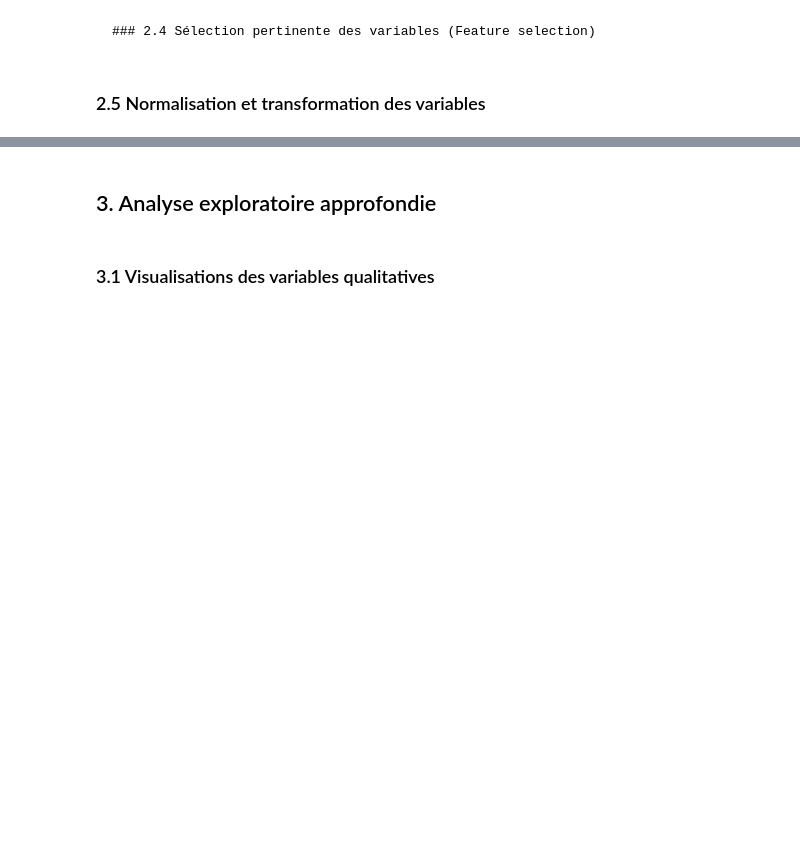
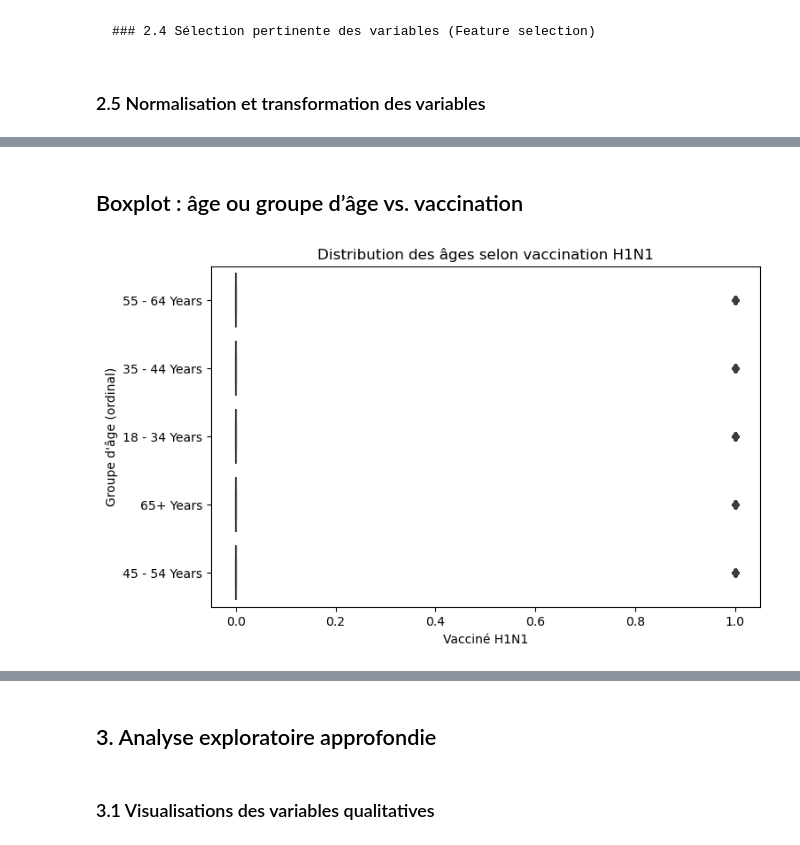
Before and after one commit to jabibamman/examen_ML_5_AL2, a Jupyter notebook: h1n1V2.ipynb, the cells around one changed output, grey strips where cells are left out. Cells and saved outputs as stored; diff of their text form; code cells hidden in the pictures; blank space fills up the shorter version.

```diff
--- a/h1n1V2.ipynb
+++ b/h1n1V2.ipynb
@@ -82,0 +105,13 @@ X_encoded[num_vars] = scaler.fit_transform(X_encoded[num_vars])
+# %% [markdown]
+## Boxplot : âge ou groupe d’âge vs. vaccination
+# %%
+plt.figure(figsize=(8, 5))
+sns.boxplot(data=pd.concat([X, y], axis=1),
+            x='h1n1_vaccine',
+            y='age_group'),
+plt.title("Distribution des âges selon vaccination H1N1")
+plt.xlabel("Vacciné H1N1")
+plt.ylabel("Groupe d'âge (ordinal)")
+plt.show()
+# %% [output]
+[figure, added]
```
Also changed, not shown: parts of 9 cells of this notebook.
